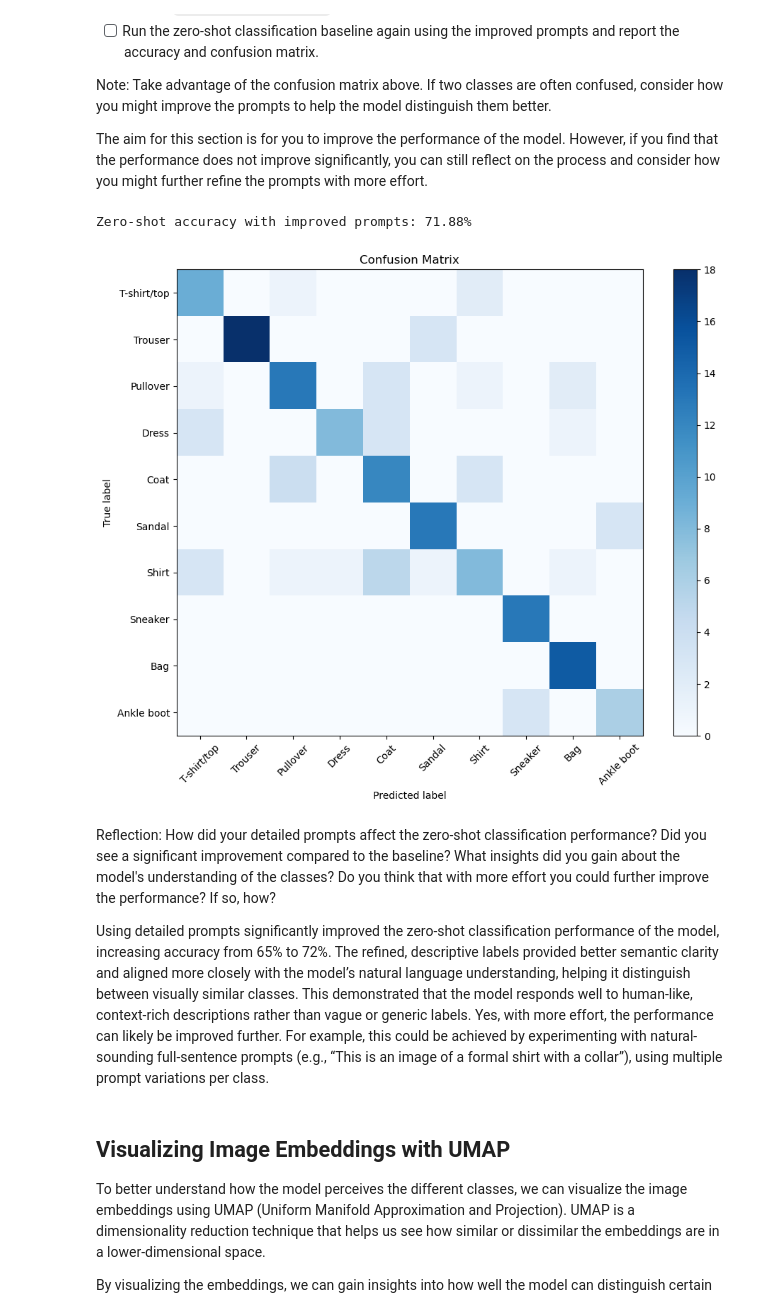
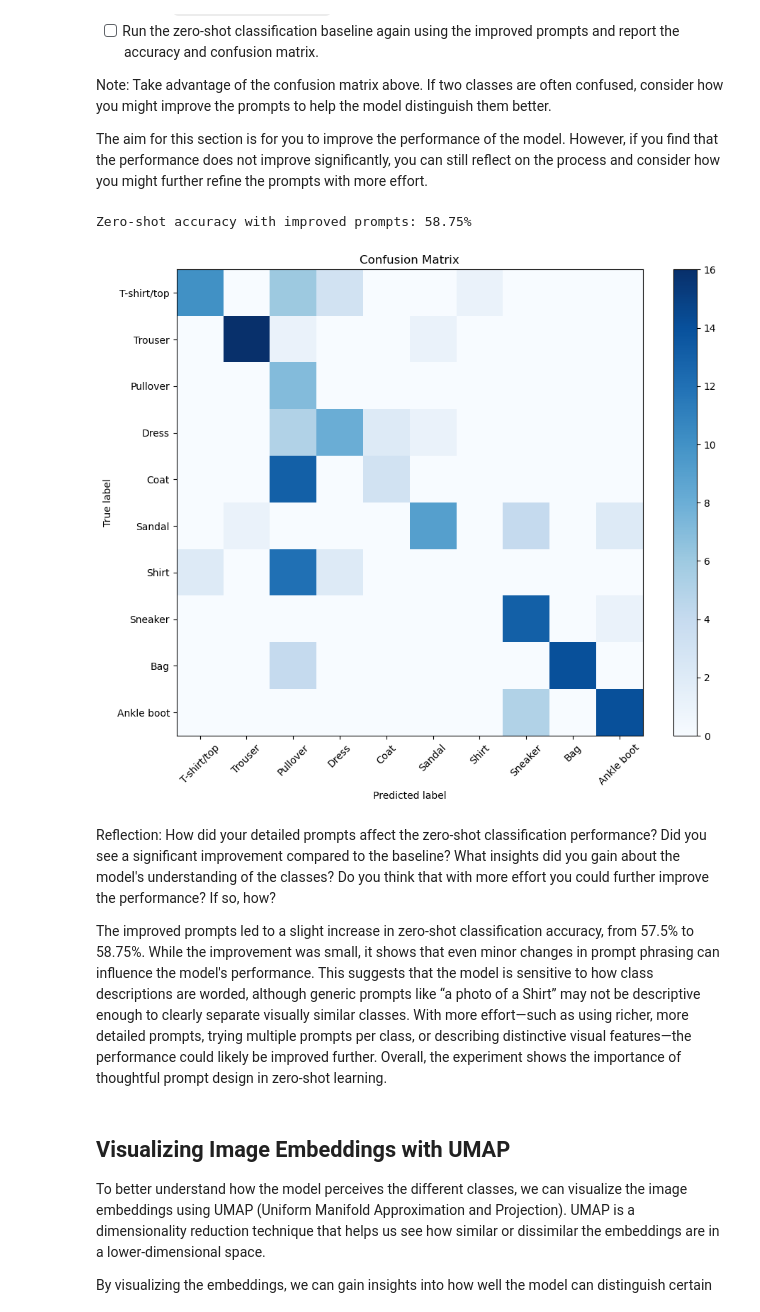
Before and after one commit to reachsneha02/deep_learning, a Jupyter notebook: 02_activities/assignments/assignment_2.ipynb, the cells around one changed output. Cells and saved outputs as stored; diff of their text form; code cells hidden in the pictures.

Commit message:
Completed short report on mini-experiment

```diff
--- a/02_activities/assignments/assignment_2.ipynb
+++ b/02_activities/assignments/assignment_2.ipynb
@@ -298,48 +298,47 @@ Note: Take advantage of the confusion matrix above. If two classes are often con
 The aim for this section is for you to improve the performance of the model. However, if you find that the performance does not improve significantly, you can still reflect on the process and consider how you might further refine the prompts with more effort.
 # %%
 IMPROVED_PROMPTS = [
-    "T-shirt/top without full sleeves",
-    "trousers",
-    "Pullover/sweater",
-    "dress",
-    "coat",
-    "sandal",
-    "formal shirt with collar",
-    "sneaker covering ankles",
-    "handbag or bag",
-    "an ankle boot covering ankles"
+    "a photo of a T-shirt/top",
+    "a photo of a Trouser",
+    "a photo of a Pullover",
+    "a photo of a Dress",
+    "a photo of a Coat",
+    "a photo of a Sandal",
+    "a photo of a Shirt",
+    "a photo of a Sneaker",
+    "a photo of a Bag",
+    "a photo of a Ankle boot"
 ]
 
 y_true = []
 y_pred = []
 text_embeddings = get_text_embeddings(IMPROVED_PROMPTS)
 
 for i, (pixel_values, labels) in enumerate(test_loader):
     if i >= 10:
         break
 
     image_embeddings = get_image_embeddings(pixel_values)
 
     cosine_sim = get_cosine_similarity(image_embeddings, text_embeddings)
 
     predicted = get_predictions(cosine_sim)
 
     y_true.extend(labels.cpu().numpy())
     y_pred.extend(predicted.tolist())
 
 # Accuracy
 accuracy = accuracy_score(y_true, y_pred)
 print(f"Zero-shot accuracy with improved prompts: {accuracy * 100:.2f}%")
 
 plot_confusion_matrix(y_true, y_pred, CLASS_NAMES)
 # %% [output]
-Zero-shot accuracy with improved prompts: 71.88%
+Zero-shot accuracy with improved prompts: 58.75%
-[figure, old version]
+[figure, new version]
 # %% [markdown]
 Reflection: How did your detailed prompts affect the zero-shot classification performance? Did you see a significant improvement compared to the baseline? What insights did you gain about the model's understanding of the classes? Do you think that with more effort you could further improve the performance? If so, how?
 
-Using detailed prompts significantly improved the zero-shot classification performance of the model, increasing accuracy from 65% to 72%. The refined, descriptive labels provided better semantic clarity and aligned more closely with the model’s natural language understanding, helping it distinguish between visually similar classes. This demonstrated that the model responds well to human-like, context-rich descriptions rather than vague or generic labels.
-Yes, with more effort, the performance can likely be improved further. For example, this could be achieved by experimenting with natural-sounding full-sentence prompts (e.g., “This is an image of a formal shirt with a collar”), using multiple prompt variations per class.
+The improved prompts led to a slight increase in zero-shot classification accuracy, from 57.5% to 58.75%. While the improvement was small, it shows that even minor changes in prompt phrasing can influence the model's performance. This suggests that the model is sensitive to how class descriptions are worded, although generic prompts like “a photo of a Shirt” may not be descriptive enough to clearly separate visually similar classes. With more effort—such as using richer, more detailed prompts, trying multiple prompts per class, or describing distinctive visual features—the performance could likely be improved further. Overall, the experiment shows the importance of thoughtful prompt design in zero-shot learning.
 # %% [markdown]
 ## Visualizing Image Embeddings with UMAP
 
```
Also changed, not shown: parts of 4 cells of this notebook.
